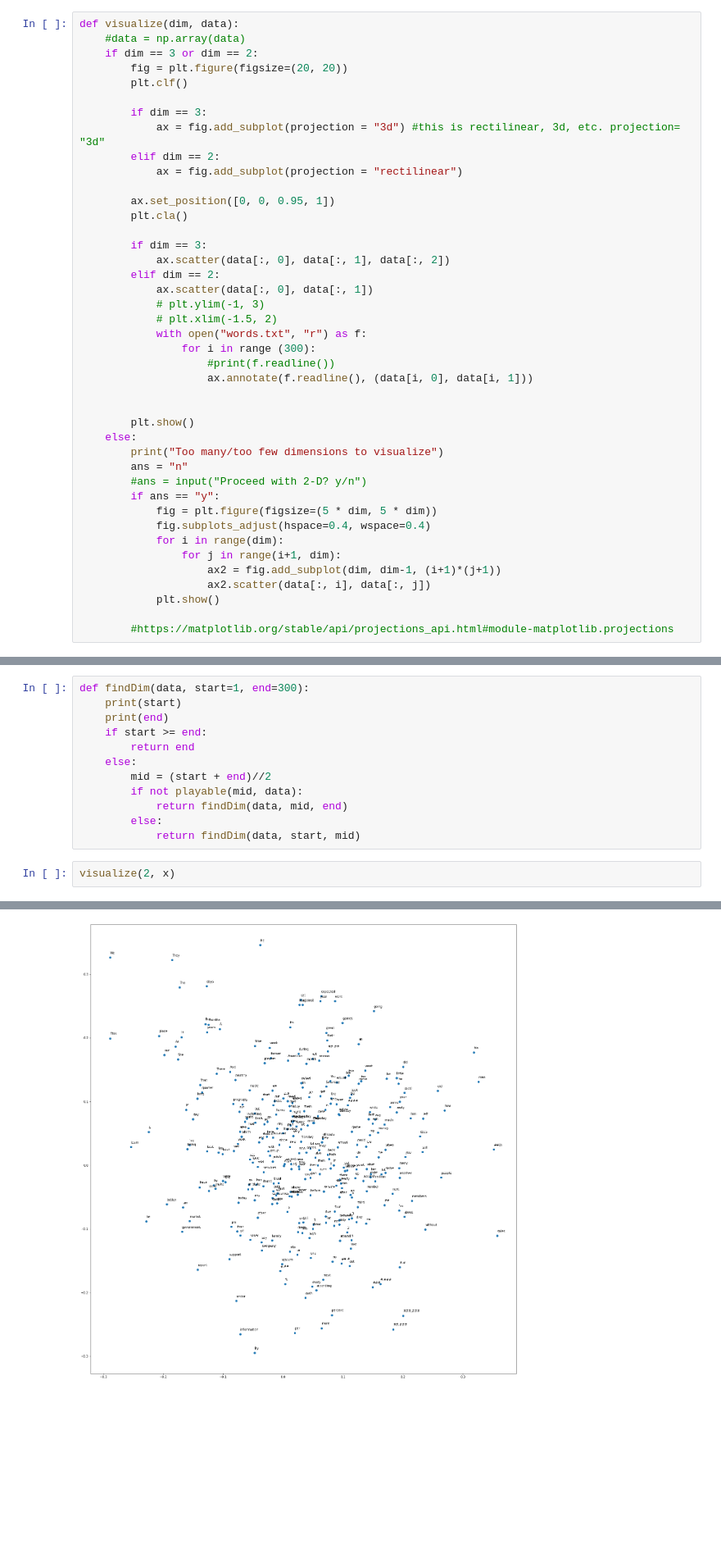
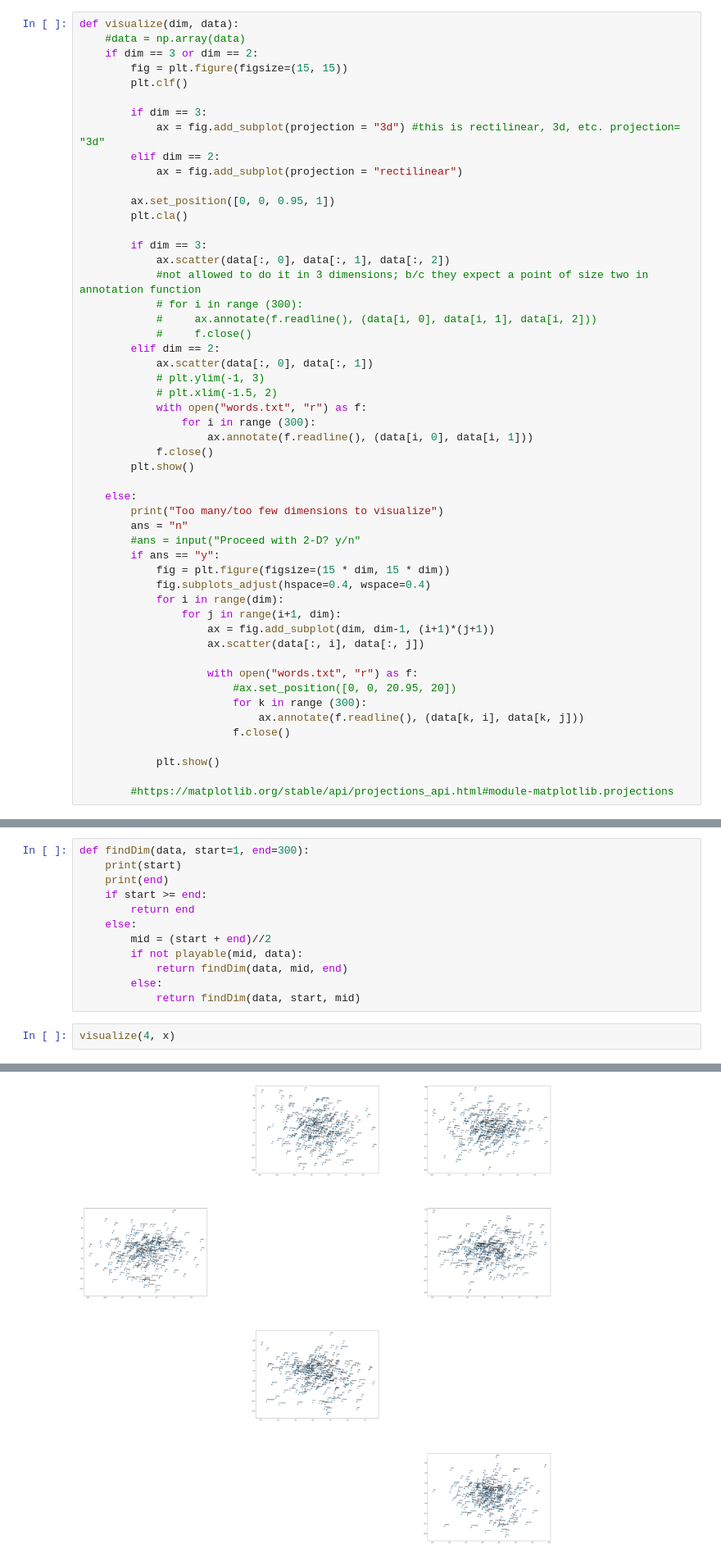
Before and after one commit to the-Fish2/Optimizing-GloVe, a Jupyter notebook: SemantlePCA.ipynb, the cells around one changed output, grey strips where cells are left out. Shown at 82% size. Cells and saved outputs as stored; diff of their text form; blank space fills up the shorter version.

Commit message:
Created point labelling for n dimensions

```diff
--- a/SemantlePCA.ipynb
+++ b/SemantlePCA.ipynb
@@ -112,7 +112,7 @@ def dataAnalysis(dim, data):
 def visualize(dim, data):
     #data = np.array(data)
     if dim == 3 or dim == 2:
-        fig = plt.figure(figsize=(20, 20))
+        fig = plt.figure(figsize=(15, 15))
         plt.clf()
 
         if dim == 3:
@@ -125,28 +125,38 @@ def visualize(dim, data):
 
         if dim == 3:
             ax.scatter(data[:, 0], data[:, 1], data[:, 2])
+            #not allowed to do it in 3 dimensions; b/c they expect a point of size two in annotation function
+            # for i in range (300):
+            #     ax.annotate(f.readline(), (data[i, 0], data[i, 1], data[i, 2]))
+            #     f.close()
         elif dim == 2:
             ax.scatter(data[:, 0], data[:, 1])
             # plt.ylim(-1, 3)
             # plt.xlim(-1.5, 2)
             with open("words.txt", "r") as f:
                 for i in range (300):
-                    #print(f.readline())
                     ax.annotate(f.readline(), (data[i, 0], data[i, 1]))
+            f.close()
+        plt.show()
 
-
-        plt.show()
     else:
         print("Too many/too few dimensions to visualize")
         ans = "n"
-        #ans = input("Proceed with 2-D? y/n")
+        #ans = input("Proceed with 2-D? y/n"
         if ans == "y":
-            fig = plt.figure(figsize=(5 * dim, 5 * dim))
+            fig = plt.figure(figsize=(15 * dim, 15 * dim))
             fig.subplots_adjust(hspace=0.4, wspace=0.4)
             for i in range(dim):
                 for j in range(i+1, dim):
-                    ax2 = fig.add_subplot(dim, dim-1, (i+1)*(j+1))
-                    ax2.scatter(data[:, i], data[:, j])
+                    ax = fig.add_subplot(dim, dim-1, (i+1)*(j+1))
+                    ax.scatter(data[:, i], data[:, j])
+
+                    with open("words.txt", "r") as f:
+                        #ax.set_position([0, 0, 20.95, 20])
+                        for k in range (300):
+                            ax.annotate(f.readline(), (data[k, i], data[k, j]))
+                        f.close()
+
             plt.show()
 
         #https://matplotlib.org/stable/api/projections_api.html#module-matplotlib.projections
@@ -179,5 +189,5 @@ def findDim(data, start=1, end=300):
         else:
             return findDim(data, start, mid)
 # %%
-visualize(2, x)
+visualize(4, x)
 # %% [output]
@@ -184 +195 @@ visualize(2, x)
-[figure, old version]
+[figure, new version]
```
Also changed, not shown: parts of 1 cell of this notebook.
